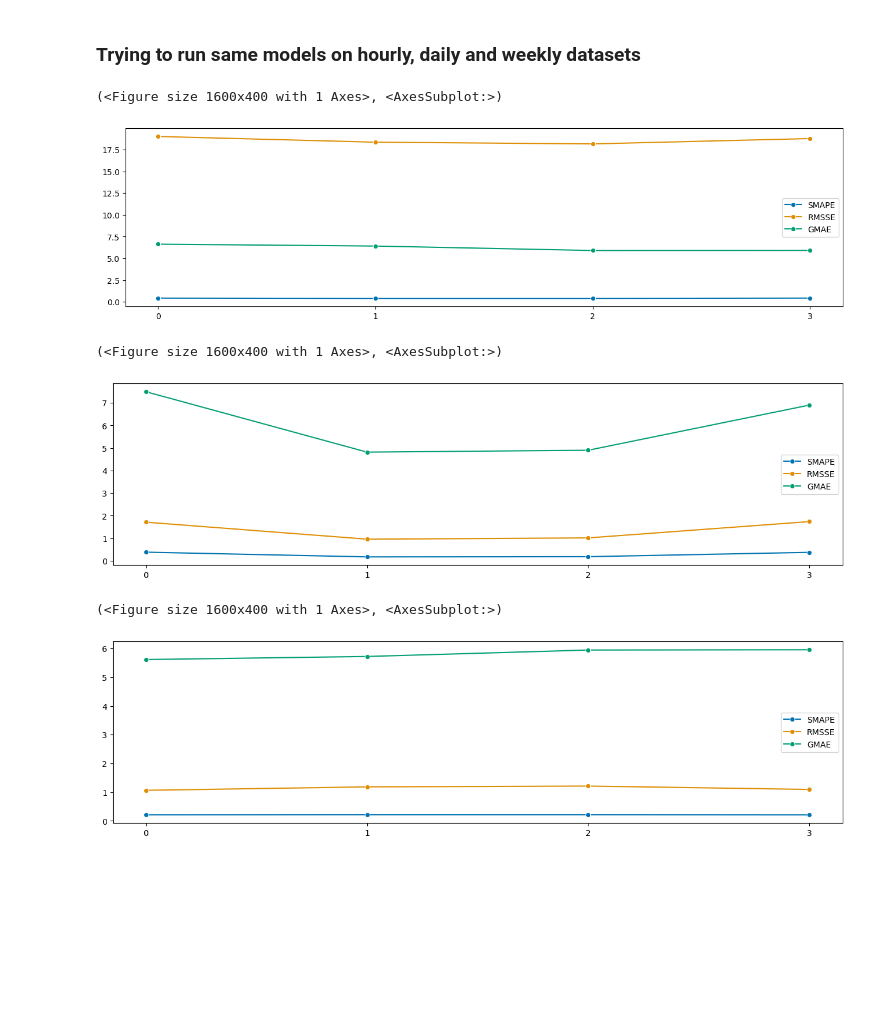
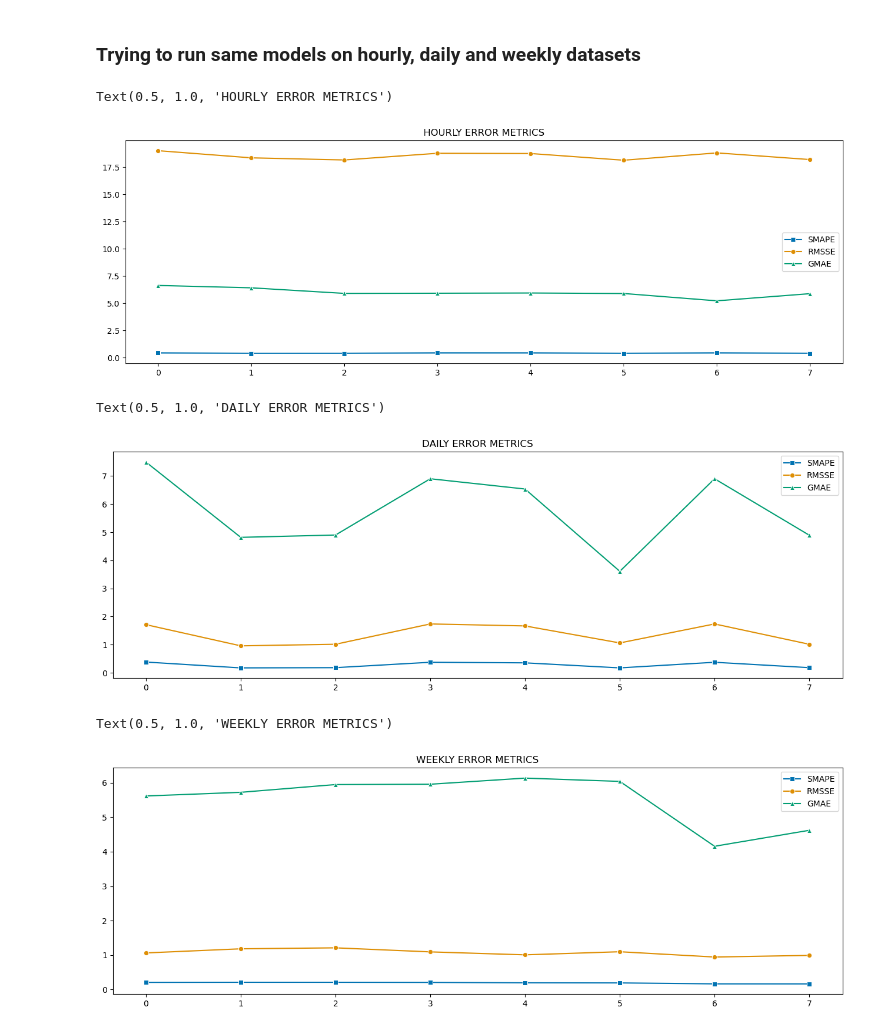
Before and after one commit to WaleedAhmed44/DCRNN, a Jupyter notebook: SKTIME IMPLEMENTATION.ipynb, the cells around one changed output. Saved outputs shown, nothing was run; the diff lists cells and outputs as text; code cells hidden in the pictures; blank space fills up the shorter version.

```diff
--- a/SKTIME IMPLEMENTATION.ipynb
+++ b/SKTIME IMPLEMENTATION.ipynb
@@ -99,5 +172,5 @@ pb_models.append(pb_model4)
 # %%
-#la_model6 = model(ytrain_zfill1,ytest_zfill1,ARIMA(),False)
-#pb_model6 = model(ytrain_zfill2,ytest_zfill2,ARIMA(),False)
-#la_models.append(la_model6)
-#pb_models.append(pb_model6)
+la_model6 = model(ytrain_zfill1,ytest_zfill1,ARIMA(),False)
+pb_model6 = model(ytrain_zfill2,ytest_zfill2,ARIMA(),False)
+la_models.append(la_model6)
+pb_models.append(pb_model6)
@@ -104,7 +193,7 @@ pb_models.append(pb_model4)
 # %% [markdown]
 ## Now we apply autoETS models
 # %%
-#la_model7 = model(y_train1,y_test1,AutoETS(auto=True),False)
-#pb_model7 = model(y_train2,y_test2,AutoETS(auto=True),False)
-#la_models.append(la_model7)
-#pb_models.append(pb_model7)
+la_model7 = model(y_train1,y_test1,AutoETS(auto=True),False)
+pb_model7 = model(y_train2,y_test2,AutoETS(auto=True),False)
+la_models.append(la_model7)
+pb_models.append(pb_model7)
@@ -111,5 +216,5 @@ pb_models.append(pb_model4)
 # %%
-#la_model8 = model(ytrain_zfill1,ytest_zfill1,AutoETS(auto=True),False)
-#pb_model8 = model(ytrain_zfill2,ytest_zfill2,AutoETS(auto=True),False)
-#la_models.append(la_model8)
-#pb_models.append(pb_model8)
+la_model8 = model(ytrain_zfill1,ytest_zfill1,AutoETS(auto=True),False)
+pb_model8 = model(ytrain_zfill2,ytest_zfill2,AutoETS(auto=True),False)
+la_models.append(la_model8)
+pb_models.append(pb_model8)
@@ -201,35 +351,47 @@ plot_series(w_train[0:100])
 # %%
 htrain_zfill = fillzeros(h_train)
 htest_zfill = fillzeros(h_test)
 dtrain_zfill = fillzeros(d_train)
 dtest_zfill = fillzeros(w_test)
 wtrain_zfill = fillzeros(w_train)
 wtest_zfill = fillzeros(w_test)
 
 h_models = []
 h_model1 = model(h_train,h_test,ThetaForecaster(deseasonalize = False),False)
 h_models.append(h_model1)
 h_model2 = model(htrain_zfill,htest_zfill,ThetaForecaster(deseasonalize=False),False)
 h_models.append(h_model2)
 h_model3 = model(htrain_zfill,htest_zfill,ThetaForecaster(deseasonalize=False),True)
 h_models.append(h_model3)
 h_model4 = model(h_train,h_test,ThetaForecaster(deseasonalize=False),True)
 h_models.append(h_model4)
+h_model5 = model(h_train,h_test,ARIMA(),False)
+h_models.append(h_model5)
+h_model6 = model(htrain_zfill,htest_zfill,ARIMA(),False)
+h_models.append(h_model6)
+h_model7 = model(h_train,h_test,AutoETS(auto=True),False)
+h_models.append(h_model7)
+h_model8 = model(htrain_zfill,htest_zfill,AutoETS(auto=True),False)
+h_models.append(h_model8)
+
 
 N = len(h_models)
 smape_h = np.zeros(N)
 gmae_h = np.zeros(N)
 rmsse_h = np.zeros(N)
 
 for i in range(N):
     smape_h[i] = h_models[i][0]
     rmsse_h[i] = h_models[i][1]
     gmae_h[i] = h_models[i][2]
 
-#plot_series(pd.DataFrame(smape_h),pd.DataFrame(rmsse_h),pd.DataFrame(gmae_h),labels = ["SMAPE","RMSSE","GMAE"])
+fig, ax = plt.subplots(1,1,figsize=(16,5))
+plot_series(pd.DataFrame(smape_h),pd.DataFrame(rmsse_h),pd.DataFrame(gmae_h),markers = ['s','o','^'],ax=ax,
+            labels = ("SMAPE","RMSSE","GMAE"))
+ax.set_title("HOURLY ERROR METRICS")
 # %% [output]
-(<Figure size 1600x400 with 1 Axes>, <AxesSubplot:>)
+Text(0.5, 1.0, 'HOURLY ERROR METRICS')
-[figure, old version]
+[figure, new version]
 # %%
 d_models = []
 d_model1 = model(d_train,d_test,ThetaForecaster(deseasonalize = False),False)
@@ -240,6 +402,15 @@ d_model3 = model(dtrain_zfill,dtest_zfill,ThetaForecaster(deseasonalize=False),T
 d_models.append(d_model3)
 d_model4 = model(d_train,d_test,ThetaForecaster(deseasonalize=False),True)
 d_models.append(d_model4)
+d_model5 = model(d_train,d_test,ARIMA(),False)
+d_models.append(d_model5)
+d_model6 = model(dtrain_zfill,dtest_zfill,ARIMA(),False)
+d_models.append(d_model6)
+d_model7 = model(d_train,d_test,AutoETS(auto=True),False)
+d_models.append(d_model7)
+d_model8 = model(dtrain_zfill,dtest_zfill,AutoETS(auto=True),False)
+d_models.append(d_model8)
+
 
 N = len(d_models)
 smape_d = np.zeros(N)
@@ -251,10 +422,13 @@ for i in range(N):
     rmsse_d[i] = d_models[i][1]
     gmae_d[i] = d_models[i][2]
 
-#plot_series(pd.DataFrame(smape_d),pd.DataFrame(rmsse_d),pd.DataFrame(gmae_d),labels = ["SMAPE","RMSSE","GMAE"])
+fig, ax = plt.subplots(1,1,figsize=(16,5))
+plot_series(pd.DataFrame(smape_d),pd.DataFrame(rmsse_d),pd.DataFrame(gmae_d),markers = ['s','o','^'],ax=ax,
+            labels = ("SMAPE","RMSSE","GMAE"))
+ax.set_title("DAILY ERROR METRICS")
 # %% [output]
-(<Figure size 1600x400 with 1 Axes>, <AxesSubplot:>)
+Text(0.5, 1.0, 'DAILY ERROR METRICS')
-[figure, old version]
+[figure, new version]
 # %%
 w_models = []
 w_model1 = model(w_train,w_test,ThetaForecaster(deseasonalize = False),False)
@@ -265,6 +439,15 @@ w_model3 = model(wtrain_zfill,wtest_zfill,ThetaForecaster(deseasonalize=False),T
 w_models.append(w_model3)
 w_model4 = model(w_train,w_test,ThetaForecaster(deseasonalize=False),True)
 w_models.append(w_model4)
+w_model5 = model(w_train,w_test,ARIMA(),False)
+w_models.append(w_model5)
+w_model6 = model(wtrain_zfill,wtest_zfill,ARIMA(),False)
+w_models.append(w_model6)
+w_model7 = model(w_train,w_test,AutoETS(auto=True),False)
+w_models.append(w_model7)
+w_model8 = model(wtrain_zfill,wtest_zfill,AutoETS(auto=True),False)
+w_models.append(w_model8)
+
 
 N = len(w_models)
 smape_w = np.zeros(N)
@@ -276,8 +459,11 @@ for i in range(N):
     rmsse_w[i] = w_models[i][1]
     gmae_w[i] = w_models[i][2]
 
-#plot_series(pd.DataFrame(smape_w),pd.DataFrame(rmsse_w),pd.DataFrame(gmae_w),labels = ["SMAPE","RMSSE","GMAE"])
+fig, ax = plt.subplots(1,1,figsize=(16,5))
+plot_series(pd.DataFrame(smape_w),pd.DataFrame(rmsse_w),pd.DataFrame(gmae_w),markers = ['s','o','^'],ax=ax,
+            labels = ("SMAPE","RMSSE","GMAE"))
+ax.set_title("WEEKLY ERROR METRICS")
 # %% [output]
-(<Figure size 1600x400 with 1 Axes>, <AxesSubplot:>)
+Text(0.5, 1.0, 'WEEKLY ERROR METRICS')
-[figure, old version]
+[figure, new version]
 # %%
```
Also changed, not shown: parts of 28 cells of this notebook, 1 other file.
